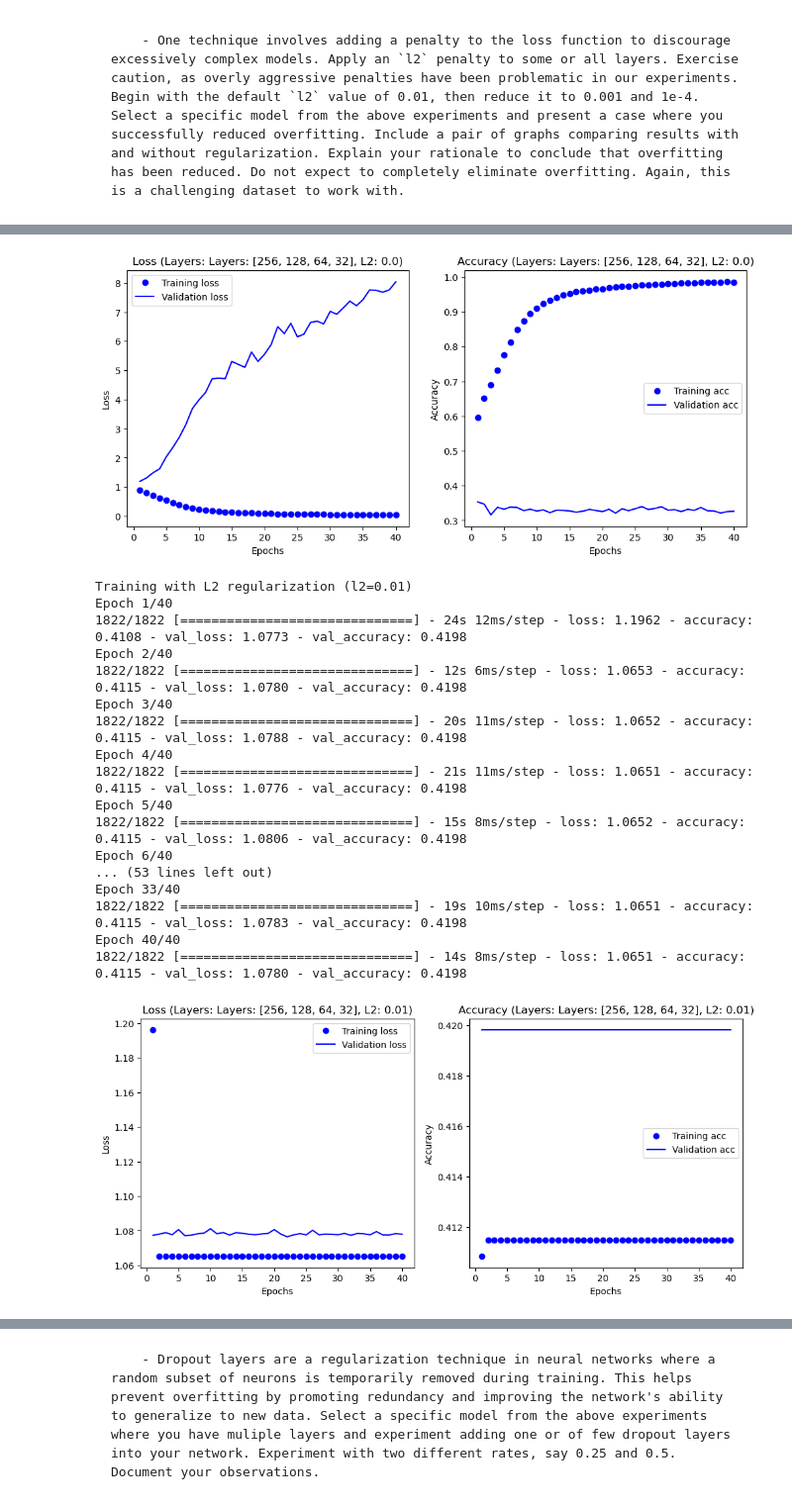
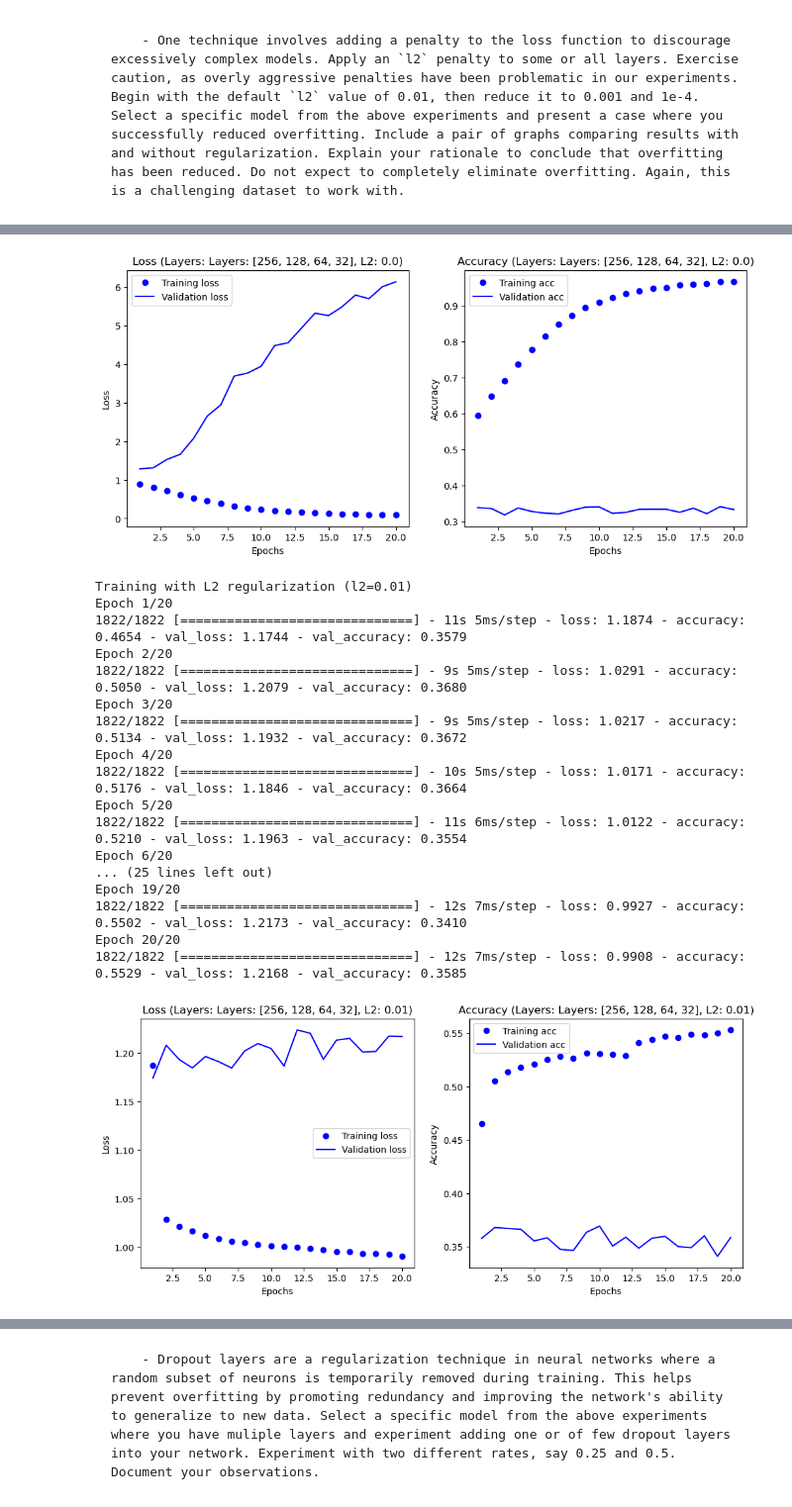
Before and after one commit to jzhan609/CSI4106-Projects, a Jupyter notebook: CSI4106_A3_Jacob_Zhang_Rahul_Atre.ipynb, the cells around one changed output, grey strips where cells are left out. Shown at 99% size. Drawn from its saved outputs; the diff is of its cells as text; code cells hidden in the pictures.

```diff
--- a/CSI4106_A3_Jacob_Zhang_Rahul_Atre.ipynb
+++ b/CSI4106_A3_Jacob_Zhang_Rahul_Atre.ipynb
@@ -416,6 +416,6 @@ node_configurations = [256, 512]
 # Running the experiment for each configuration
 for n_nodes in node_configurations:
     print(f"\nTraining with {n_nodes} nodes in the hidden layer:")
-    history = run_experiment(X_train, y_train, X_valid, y_valid, n_nodes, epochs=40)
+    history = run_experiment(X_train, y_train, X_valid, y_valid, n_nodes, epochs=20)
 # %% [output]
 Training with 256 nodes in the hidden layer:
@@ -699,14 +699,14 @@ layer_config = [256, 128, 64, 32]
 
 # Run without regularization
 print("Training without L2 regularization")
-history_no_l2 = run_experiment_l2(X_train, y_train, X_valid, y_valid, layer_config, l2_value=0.0, epochs=40)
+history_no_l2 = run_experiment_l2(X_train, y_train, X_valid, y_valid, layer_config, l2_value=0.0, epochs=20)
 
 # Run with L2 regularization
 l2_values = [0.01, 0.001, 1e-4]
 histories_l2 = {}
 for l2_value in l2_values:
     print(f"\nTraining with L2 regularization (l2={l2_value})")
-    history_l2 = run_experiment_l2(X_train, y_train, X_valid, y_valid, layer_config, l2_value=l2_value, epochs=40)
+    history_l2 = run_experiment_l2(X_train, y_train, X_valid, y_valid, layer_config, l2_value=l2_value, epochs=20)
     histories_l2[l2_value] = history_l2
 # %% [output]
 Training without L2 regularization
@@ -729,20 +729,20 @@ Epoch 40/40
-[figure, old version]
+[figure, new version]
 Training with L2 regularization (l2=0.01)
-Epoch 1/40
-1822/1822 [==============================] - 24s 12ms/step - loss: 1.1962 - accuracy: 0.4108 - val_loss: 1.0773 - val_accuracy: 0.4198
-Epoch 2/40
-1822/1822 [==============================] - 12s 6ms/step - loss: 1.0653 - accuracy: 0.4115 - val_loss: 1.0780 - val_accuracy: 0.4198
-Epoch 3/40
-1822/1822 [==============================] - 20s 11ms/step - loss: 1.0652 - accuracy: 0.4115 - val_loss: 1.0788 - val_accuracy: 0.4198
-Epoch 4/40
-1822/1822 [==============================] - 21s 11ms/step - loss: 1.0651 - accuracy: 0.4115 - val_loss: 1.0776 - val_accuracy: 0.4198
-Epoch 5/40
-1822/1822 [==============================] - 15s 8ms/step - loss: 1.0652 - accuracy: 0.4115 - val_loss: 1.0806 - val_accuracy: 0.4198
-Epoch 6/40
-... (53 lines left out)
-Epoch 33/40
-1822/1822 [==============================] - 19s 10ms/step - loss: 1.0651 - accuracy: 0.4115 - val_loss: 1.0783 - val_accuracy: 0.4198
-Epoch 40/40
-1822/1822 [==============================] - 14s 8ms/step - loss: 1.0651 - accuracy: 0.4115 - val_loss: 1.0780 - val_accuracy: 0.4198
+Epoch 1/20
+1822/1822 [==============================] - 11s 5ms/step - loss: 1.1874 - accuracy: 0.4654 - val_loss: 1.1744 - val_accuracy: 0.3579
+Epoch 2/20
+1822/1822 [==============================] - 9s 5ms/step - loss: 1.0291 - accuracy: 0.5050 - val_loss: 1.2079 - val_accuracy: 0.3680
+Epoch 3/20
+1822/1822 [==============================] - 9s 5ms/step - loss: 1.0217 - accuracy: 0.5134 - val_loss: 1.1932 - val_accuracy: 0.3672
+Epoch 4/20
+1822/1822 [==============================] - 10s 5ms/step - loss: 1.0171 - accuracy: 0.5176 - val_loss: 1.1846 - val_accuracy: 0.3664
+Epoch 5/20
+1822/1822 [==============================] - 11s 6ms/step - loss: 1.0122 - accuracy: 0.5210 - val_loss: 1.1963 - val_accuracy: 0.3554
+Epoch 6/20
+... (25 lines left out)
+Epoch 19/20
+1822/1822 [==============================] - 12s 7ms/step - loss: 0.9927 - accuracy: 0.5502 - val_loss: 1.2173 - val_accuracy: 0.3410
+Epoch 20/20
+1822/1822 [==============================] - 12s 7ms/step - loss: 0.9908 - accuracy: 0.5529 - val_loss: 1.2168 - val_accuracy: 0.3585
-[figure, old version]
+[figure, new version]
 Training with L2 regularization (l2=0.001)
```
Also changed, not shown: parts of 19 cells of this notebook.
